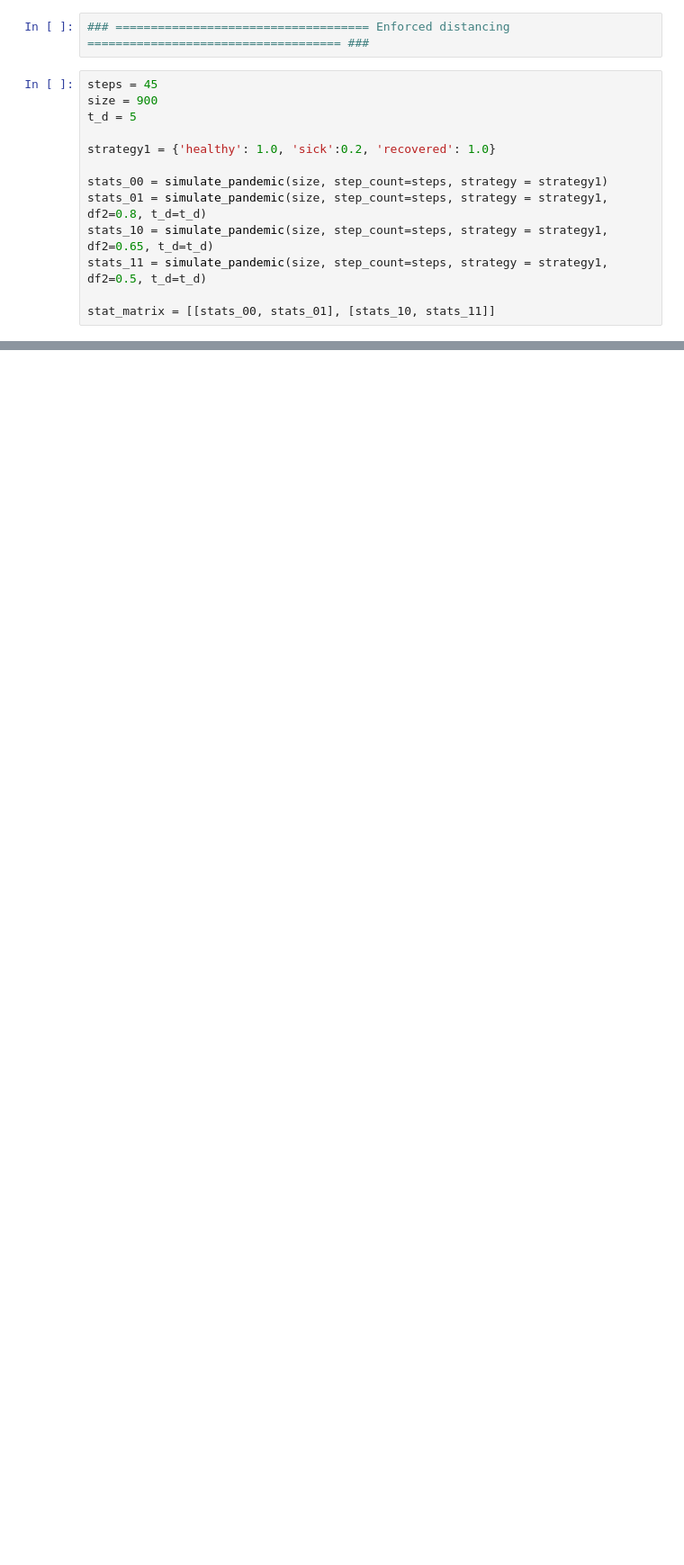
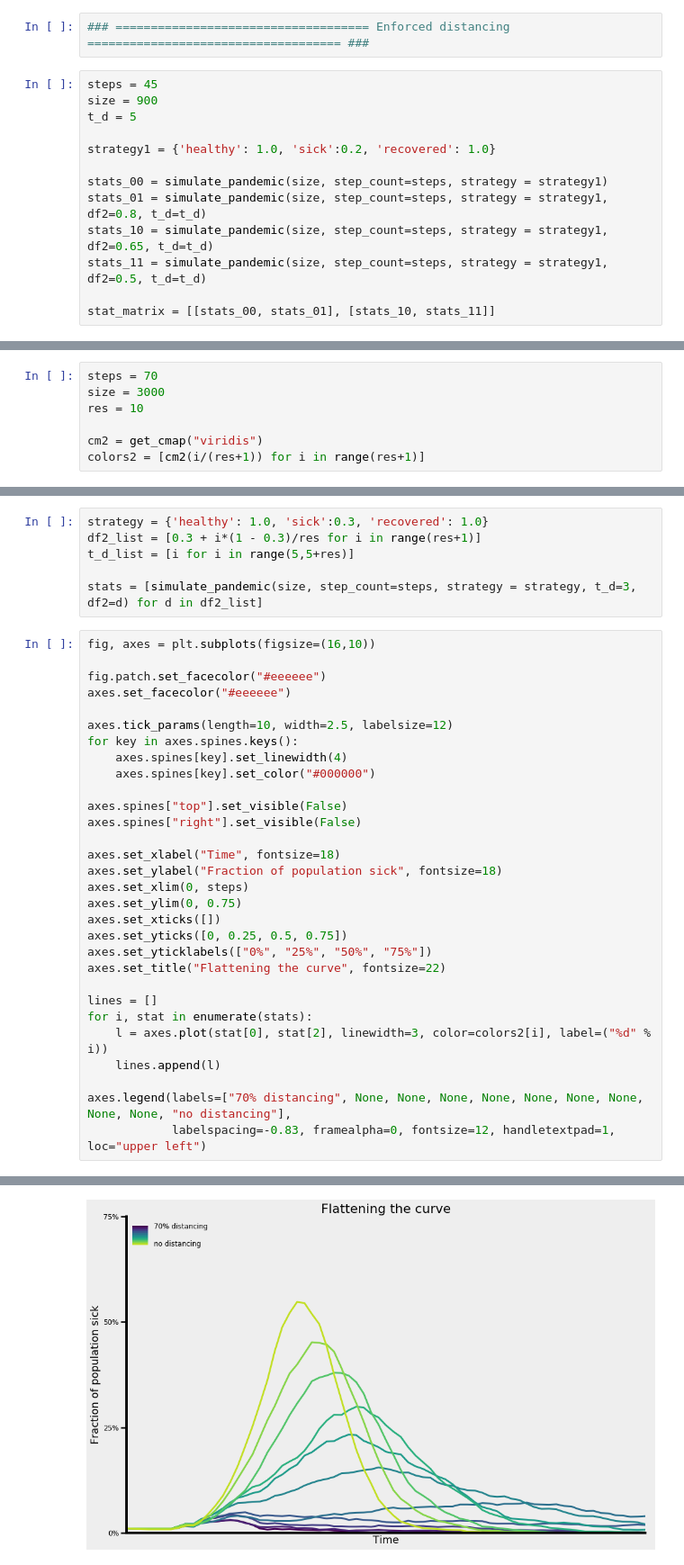
Before and after one commit to AustereTriceratops/Physics, a Jupyter notebook: PandemicModels/SocialDistancing.ipynb, the cells around one changed output, grey strips where cells are left out. Shown: that part at 90% size. Drawn from its saved outputs; the diff is of its cells as text; blank space fills up the shorter version.

Commit message:
flattening the curve

```diff
--- a/PandemicModels/SocialDistancing.ipynb
+++ b/PandemicModels/SocialDistancing.ipynb
@@ -237,0 +240,7 @@ fig.savefig("Distancing.png")
+# %%
+steps = 70
+size = 3000
+res = 10
+
+cm2 = get_cmap("viridis")
+colors2 = [cm2(i/(res+1)) for i in range(res+1)]
@@ -237,0 +252,37 @@ fig.savefig("Distancing.png")
+# %%
+strategy = {'healthy': 1.0, 'sick':0.3, 'recovered': 1.0}
+df2_list = [0.3 + i*(1 - 0.3)/res for i in range(res+1)]
+t_d_list = [i for i in range(5,5+res)]
+
+stats = [simulate_pandemic(size, step_count=steps, strategy = strategy, t_d=3, df2=d) for d in df2_list]
+# %%
+fig, axes = plt.subplots(figsize=(16,10))
+
+fig.patch.set_facecolor("#eeeeee")
+axes.set_facecolor("#eeeeee")
+
+axes.tick_params(length=10, width=2.5, labelsize=12)
+for key in axes.spines.keys():
+    axes.spines[key].set_linewidth(4)
+    axes.spines[key].set_color("#000000")
+
+axes.spines["top"].set_visible(False)
+axes.spines["right"].set_visible(False)
+
+axes.set_xlabel("Time", fontsize=18)
+axes.set_ylabel("Fraction of population sick", fontsize=18)
+axes.set_xlim(0, steps)
+axes.set_ylim(0, 0.75)
+axes.set_xticks([])
+axes.set_yticks([0, 0.25, 0.5, 0.75])
+axes.set_yticklabels(["0%", "25%", "50%", "75%"])
+axes.set_title("Flattening the curve", fontsize=22)
+
+lines = []
+for i, stat in enumerate(stats):
+    l = axes.plot(stat[0], stat[2], linewidth=3, color=colors2[i], label=("%d" % i))
+    lines.append(l)
+
+axes.legend(labels=["70% distancing", None, None, None, None, None, None, None, None, None, "no distancing"],
+            labelspacing=-0.83, framealpha=0, fontsize=12, handletextpad=1, loc="upper left")
+# %% [output]
@@ -237,0 +290 @@ fig.savefig("Distancing.png")
+[figure, added]
```
Also changed, not shown: parts of 9 cells of this notebook, 4 other files.
